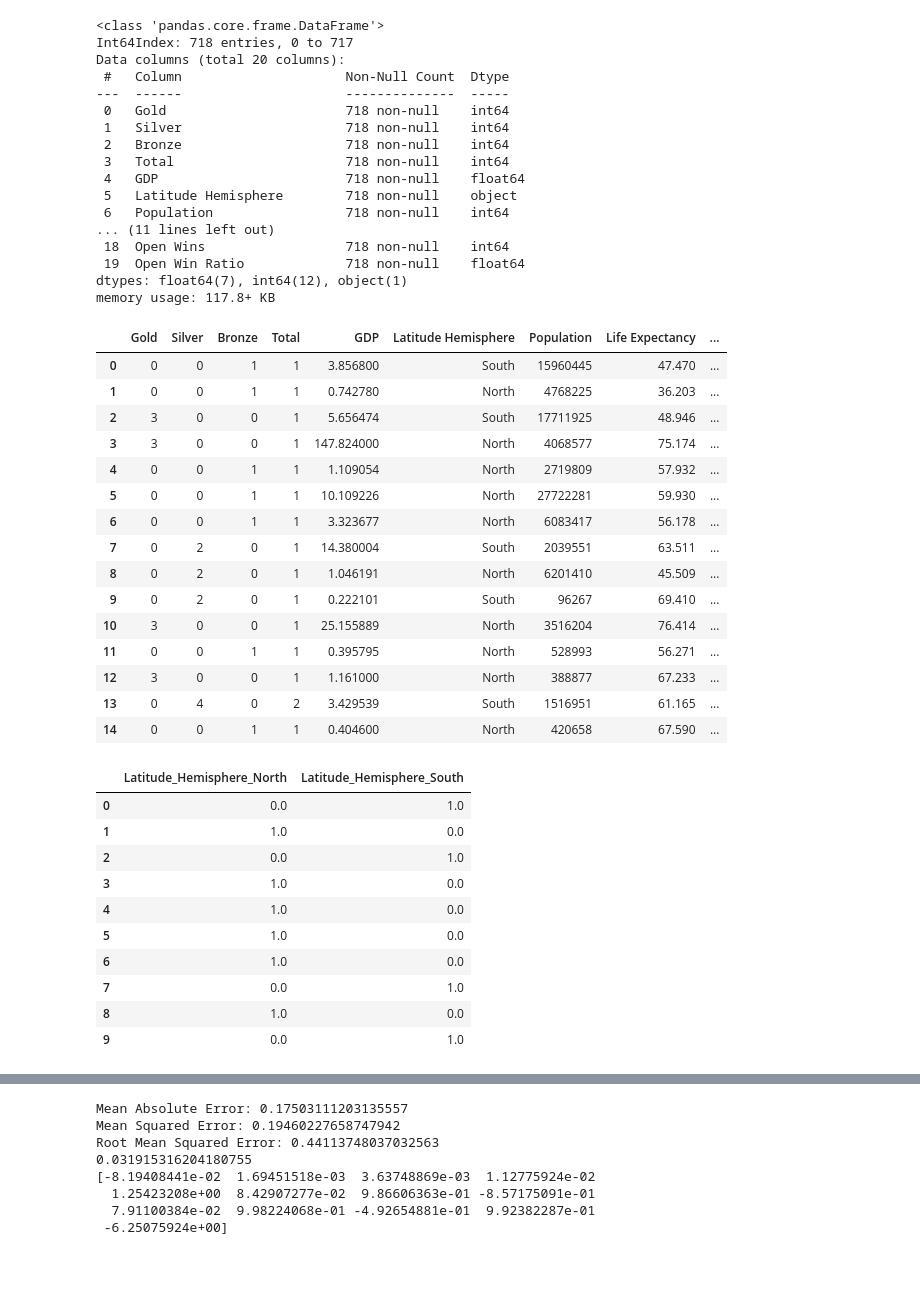
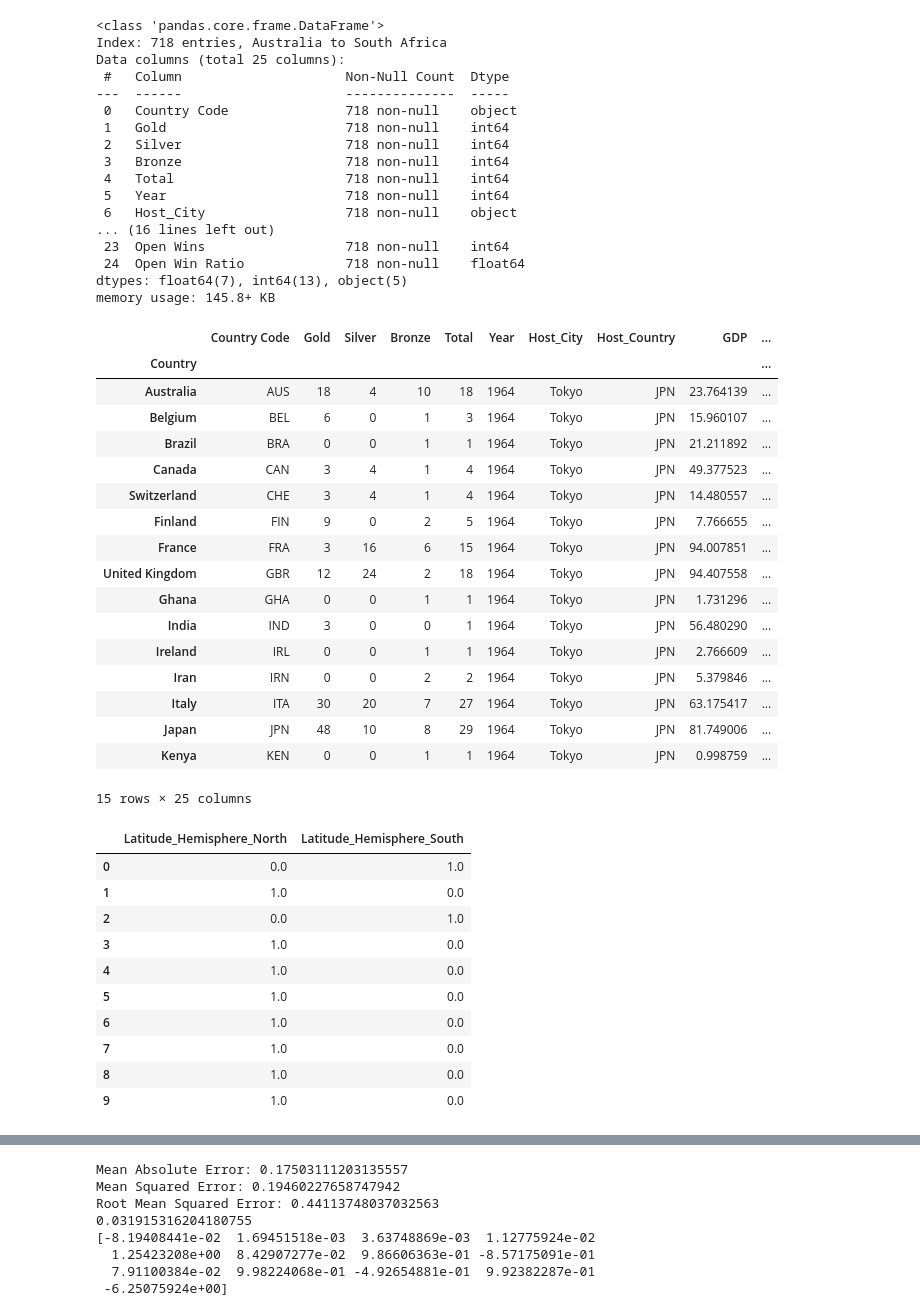
Before and after one commit to johnt1311/Olympics, a Jupyter notebook: Trey_Graham/Completed Resources/regression_draft_2.ipynb, the cells around one changed output, grey strips where cells are left out. Saved outputs shown, nothing was run; the diff lists cells and outputs as text; code cells hidden in the pictures; blank space fills up the shorter version.

Commit message:
Adding 2020 Data

```diff
--- a/Trey_Graham/Completed Resources/regression_draft_2.ipynb
+++ b/Trey_Graham/Completed Resources/regression_draft_2.ipynb
@@ -12,44 +12,47 @@ from sklearn import metrics
 # %%
 # demographic regresssion
 
 # load data
-demographic_df = pd.read_csv('8-8-2021 demographic reg data.csv', index_col=0)
+# demographic_df = pd.read_csv('8-8-2021 demographic reg data.csv', index_col=0)
+demographic_df = pd.read_csv(r'../Regression Data Spreadsheets/Demographic with Ratios.csv', index_col=0)
 demographic_df.info()
 demographic_df.head(15)
 # %% [output]
 <class 'pandas.core.frame.DataFrame'>
-Int64Index: 718 entries, 0 to 717
-Data columns (total 20 columns):
+Index: 718 entries, Australia to South Africa
+Data columns (total 25 columns):
  #   Column                     Non-Null Count  Dtype
 ---  ------                     --------------  -----
- 0   Gold                       718 non-null    int64
- 1   Silver                     718 non-null    int64
- 2   Bronze                     718 non-null    int64
- 3   Total                      718 non-null    int64
- 4   GDP                        718 non-null    float64
- 5   Latitude Hemisphere        718 non-null    object
- 6   Population                 718 non-null    int64
-... (11 lines left out)
- 18  Open Wins                  718 non-null    int64
- 19  Open Win Ratio             718 non-null    float64
-dtypes: float64(7), int64(12), object(1)
-memory usage: 117.8+ KB
+ 0   Country Code               718 non-null    object
+ 1   Gold                       718 non-null    int64
+ 2   Silver                     718 non-null    int64
+ 3   Bronze                     718 non-null    int64
+ 4   Total                      718 non-null    int64
+ 5   Year                       718 non-null    int64
+ 6   Host_City                  718 non-null    object
+... (16 lines left out)
+ 23  Open Wins                  718 non-null    int64
+ 24  Open Win Ratio             718 non-null    float64
+dtypes: float64(7), int64(13), object(5)
+memory usage: 145.8+ KB
-|  | Gold | Silver | Bronze | Total | GDP | Latitude Hemisphere | Population | Life Expectancy | ... |
-| 0 | 0 | 0 | 1 | 1 | 3.856800 | South | 15960445 | 47.470 | ... |
-| 1 | 0 | 0 | 1 | 1 | 0.742780 | North | 4768225 | 36.203 | ... |
-| 2 | 3 | 0 | 0 | 1 | 5.656474 | South | 17711925 | 48.946 | ... |
-| 3 | 3 | 0 | 0 | 1 | 147.824000 | North | 4068577 | 75.174 | ... |
-| 4 | 0 | 0 | 1 | 1 | 1.109054 | North | 2719809 | 57.932 | ... |
-| 5 | 0 | 0 | 1 | 1 | 10.109226 | North | 27722281 | 59.930 | ... |
-| 6 | 0 | 0 | 1 | 1 | 3.323677 | North | 6083417 | 56.178 | ... |
-| 7 | 0 | 2 | 0 | 1 | 14.380004 | South | 2039551 | 63.511 | ... |
-| 8 | 0 | 2 | 0 | 1 | 1.046191 | North | 6201410 | 45.509 | ... |
-| 9 | 0 | 2 | 0 | 1 | 0.222101 | South | 96267 | 69.410 | ... |
-| 10 | 3 | 0 | 0 | 1 | 25.155889 | North | 3516204 | 76.414 | ... |
-| 11 | 0 | 0 | 1 | 1 | 0.395795 | North | 528993 | 56.271 | ... |
-| 12 | 3 | 0 | 0 | 1 | 1.161000 | North | 388877 | 67.233 | ... |
-| 13 | 0 | 4 | 0 | 2 | 3.429539 | South | 1516951 | 61.165 | ... |
-| 14 | 0 | 0 | 1 | 1 | 0.404600 | North | 420658 | 67.590 | ... |
+|  | Country Code | Gold | Silver | Bronze | Total | Year | Host_City | Host_Country | GDP | ... |
+| Country |  |  |  |  |  |  |  |  |  | ... |
+| Australia | AUS | 18 | 4 | 10 | 18 | 1964 | Tokyo | JPN | 23.764139 | ... |
+| Belgium | BEL | 6 | 0 | 1 | 3 | 1964 | Tokyo | JPN | 15.960107 | ... |
+| Brazil | BRA | 0 | 0 | 1 | 1 | 1964 | Tokyo | JPN | 21.211892 | ... |
+| Canada | CAN | 3 | 4 | 1 | 4 | 1964 | Tokyo | JPN | 49.377523 | ... |
+| Switzerland | CHE | 3 | 4 | 1 | 4 | 1964 | Tokyo | JPN | 14.480557 | ... |
+| Finland | FIN | 9 | 0 | 2 | 5 | 1964 | Tokyo | JPN | 7.766655 | ... |
+| France | FRA | 3 | 16 | 6 | 15 | 1964 | Tokyo | JPN | 94.007851 | ... |
+| United Kingdom | GBR | 12 | 24 | 2 | 18 | 1964 | Tokyo | JPN | 94.407558 | ... |
+| Ghana | GHA | 0 | 0 | 1 | 1 | 1964 | Tokyo | JPN | 1.731296 | ... |
+| India | IND | 3 | 0 | 0 | 1 | 1964 | Tokyo | JPN | 56.480290 | ... |
+| Ireland | IRL | 0 | 0 | 1 | 1 | 1964 | Tokyo | JPN | 2.766609 | ... |
+| Iran | IRN | 0 | 0 | 2 | 2 | 1964 | Tokyo | JPN | 5.379846 | ... |
+| Italy | ITA | 30 | 20 | 7 | 27 | 1964 | Tokyo | JPN | 63.175417 | ... |
+| Japan | JPN | 48 | 10 | 8 | 29 | 1964 | Tokyo | JPN | 81.749006 | ... |
+| Kenya | KEN | 0 | 0 | 1 | 1 | 1964 | Tokyo | JPN | 0.998759 | ... |
+15 rows × 25 columns
 # %%
 # encode latitude
 from sklearn.preprocessing import OneHotEncoder
@@ -68,9 +71,9 @@ encode_df.head(10)
 | 4 | 1.0 | 0.0 |
 | 5 | 1.0 | 0.0 |
 | 6 | 1.0 | 0.0 |
-| 7 | 0.0 | 1.0 |
+| 7 | 1.0 | 0.0 |
 | 8 | 1.0 | 0.0 |
-| 9 | 0.0 | 1.0 |
+| 9 | 1.0 | 0.0 |
 # %%
 # drop one of the encoded columns becuase binary data can cause colinearity issues
 encode_df.drop(columns=['Latitude_Hemisphere_North'], inplace=True)
```
Also changed, not shown: parts of 48 cells of this notebook, 6 other files.
